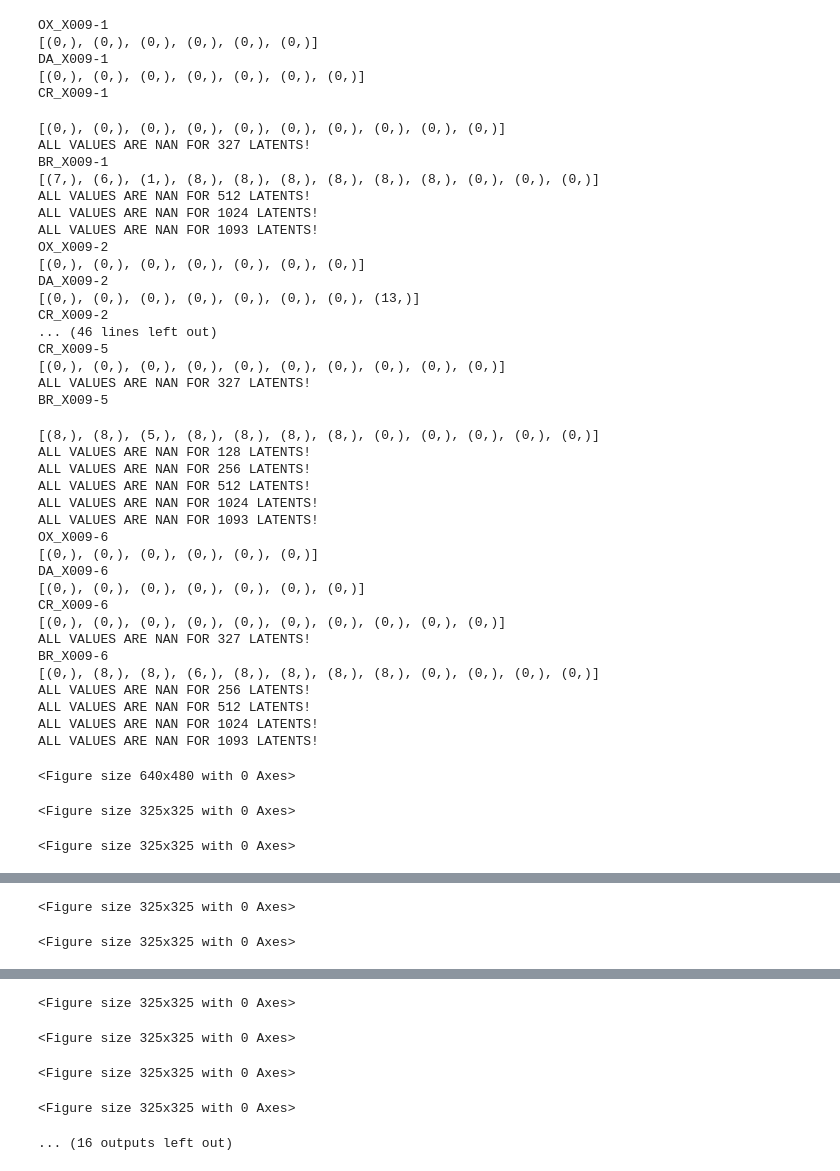
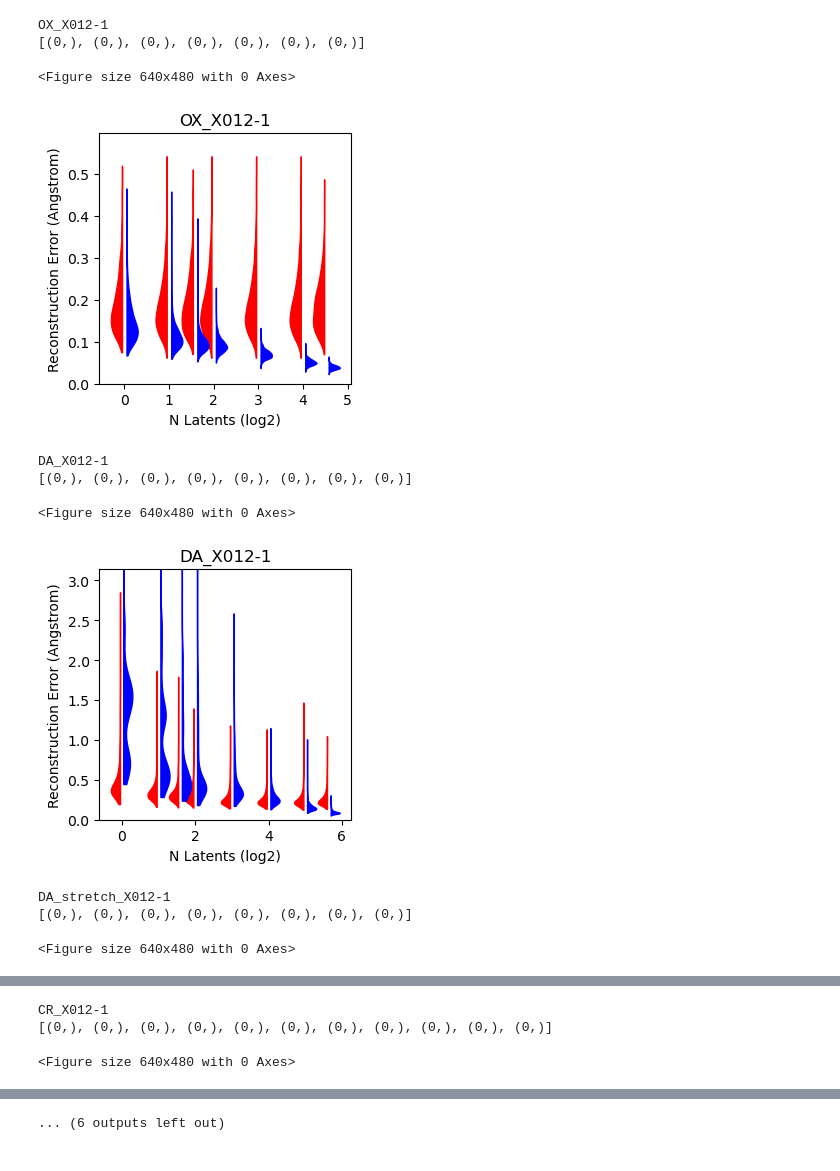
Before and after one commit to CCBatIIT/Deep-MMS, a Jupyter notebook: 02-MakePlot.ipynb, the cells around one changed output, grey strips where cells are left out. Drawn from its saved outputs; the diff is of its cells as text; code cells hidden in the pictures.

```diff
--- a/02-MakePlot.ipynb
+++ b/02-MakePlot.ipynb
@@ -60,7 +60,7 @@ def lowest_rpts(chart_data):
 # %%
 #Plot Violin of the best
 
-def violin_plots(vae_dat, pca_dat, latents, title, ceil=5.0):
+def violin_plots(vae_dat, pca_dat, latents, title, ceil=5.0, show=False):
     import matplotlib.pyplot as plt
 
     plt.clf()
@@ -108,6 +108,8 @@ def violin_plots(vae_dat, pca_dat, latents, title, ceil=5.0):
     plt.title(title)
     plt.ylim(0, ceil)
     plt.savefig(os.path.join(figure_dir, f'reconstruction_rmsd_{title=}.png'), bbox_inches='tight')
+    if show:
+        plt.show()
 # %%
 def title_of_model(name):
     if name.startswith('OX_X'):
@@ -132,67 +134,38 @@ model_prefixes = ['OX_', 'DA_', 'CR_', 'BR_']
+# %%
+base_models, model_prefixes = ['X012-1'], ['OX_', 'DA_', 'DA_stretch_', 'CR_', 'BR_', 'KOR_']
 # %%
+show = True
+
 for base_model in base_models:
     for model_pre in model_prefixes:
         model_name2load = model_pre + base_model
         print(model_name2load)
         chart_data = load_files(glob.glob(f'{model_name2load}/*/*/*.npy'), verbose=False)
         means, best_rpts_rmsd, best_rpts_loss = lowest_rpts(chart_data)
 
         vae_rmsds =      {key: val[best_rpts_rmsd[key]]['VAE_RMSD']      for key, val in chart_data.items()}
         vae_loss_rmsds = {key: val[best_rpts_loss[key]]['VAE_LOSS_RMSD'] for key, val in chart_data.items()}
         pca_rmsds =      {key: val[best_rpts_rmsd[key]]['PCA_RMSD']      for key, val in chart_data.items()}
         pca_loss_rmsds = {key: val[best_rpts_loss[key]]['PCA_LOSS_RMSD'] for key, val in chart_data.items()}
 
         latents = [int(key) for key in vae_rmsds]
 
         figure_dir = os.path.join(os.getcwd(), f'figures/{model_name2load}/')
         if not os.path.isdir(figure_dir):
             os.makedirs(figure_dir, exist_ok=True)
         try:
-            violin_plots(vae_rmsds, pca_rmsds, latents, model_name2load)
+            violin_plots(vae_rmsds, pca_rmsds, latents, model_name2load, show=True)
         except:
            print(f"Error Producing Plots on {model_name2load}")
 # %% [output]
-OX_X009-1
-[(0,), (0,), (0,), (0,), (0,), (0,)]
-DA_X009-1
+OX_X012-1
 [(0,), (0,), (0,), (0,), (0,), (0,), (0,)]
-CR_X009-1
-[(0,), (0,), (0,), (0,), (0,), (0,), (0,), (0,), (0,), (0,)]
-ALL VALUES ARE NAN FOR 327 LATENTS!
-BR_X009-1
-[(7,), (6,), (1,), (8,), (8,), (8,), (8,), (8,), (8,), (0,), (0,), (0,)]
-ALL VALUES ARE NAN FOR 512 LATENTS!
-ALL VALUES ARE NAN FOR 1024 LATENTS!
-ALL VALUES ARE NAN FOR 1093 LATENTS!
-OX_X009-2
-[(0,), (0,), (0,), (0,), (0,), (0,), (0,)]
-DA_X009-2
-[(0,), (0,), (0,), (0,), (0,), (0,), (0,), (13,)]
-CR_X009-2
-... (46 lines left out)
-CR_X009-5
-[(0,), (0,), (0,), (0,), (0,), (0,), (0,), (0,), (0,), (0,)]
-ALL VALUES ARE NAN FOR 327 LATENTS!
-BR_X009-5
+<Figure size 640x480 with 0 Axes>
+[figure, added]
-[(8,), (8,), (5,), (8,), (8,), (8,), (8,), (0,), (0,), (0,), (0,), (0,)]
-ALL VALUES ARE NAN FOR 128 LATENTS!
-ALL VALUES ARE NAN FOR 256 LATENTS!
-ALL VALUES ARE NAN FOR 512 LATENTS!
-ALL VALUES ARE NAN FOR 1024 LATENTS!
-ALL VALUES ARE NAN FOR 1093 LATENTS!
-OX_X009-6
-[(0,), (0,), (0,), (0,), (0,), (0,)]
-DA_X009-6
-[(0,), (0,), (0,), (0,), (0,), (0,), (0,)]
-CR_X009-6
-[(0,), (0,), (0,), (0,), (0,), (0,), (0,), (0,), (0,), (0,)]
-ALL VALUES ARE NAN FOR 327 LATENTS!
-BR_X009-6
-[(0,), (8,), (8,), (6,), (8,), (8,), (8,), (8,), (0,), (0,), (0,), (0,)]
-ALL VALUES ARE NAN FOR 256 LATENTS!
-ALL VALUES ARE NAN FOR 512 LATENTS!
-ALL VALUES ARE NAN FOR 1024 LATENTS!
-ALL VALUES ARE NAN FOR 1093 LATENTS!
+DA_X012-1
+[(0,), (0,), (0,), (0,), (0,), (0,), (0,), (0,)]
 <Figure size 640x480 with 0 Axes>
+[figure, added]
-<Figure size 325x325 with 0 Axes>
+DA_stretch_X012-1
+[(0,), (0,), (0,), (0,), (0,), (0,), (0,), (0,)]
-<Figure size 325x325 with 0 Axes>
+<Figure size 640x480 with 0 Axes>
@@ -199,2 +173,3 @@ ALL VALUES ARE NAN FOR 1093 LATENTS!
-<Figure size 325x325 with 0 Axes>
+CR_X012-1
+[(0,), (0,), (0,), (0,), (0,), (0,), (0,), (0,), (0,), (0,), (0,)]
-<Figure size 325x325 with 0 Axes>
+<Figure size 640x480 with 0 Axes>
@@ -201,5 +177 @@ ALL VALUES ARE NAN FOR 1093 LATENTS!
-<Figure size 325x325 with 0 Axes>
+... (6 outputs left out)
-<Figure size 325x325 with 0 Axes>
-<Figure size 325x325 with 0 Axes>
-<Figure size 325x325 with 0 Axes>
-... (16 outputs left out)
```
Also changed, not shown: parts of 2 cells of this notebook, 7 other files.
